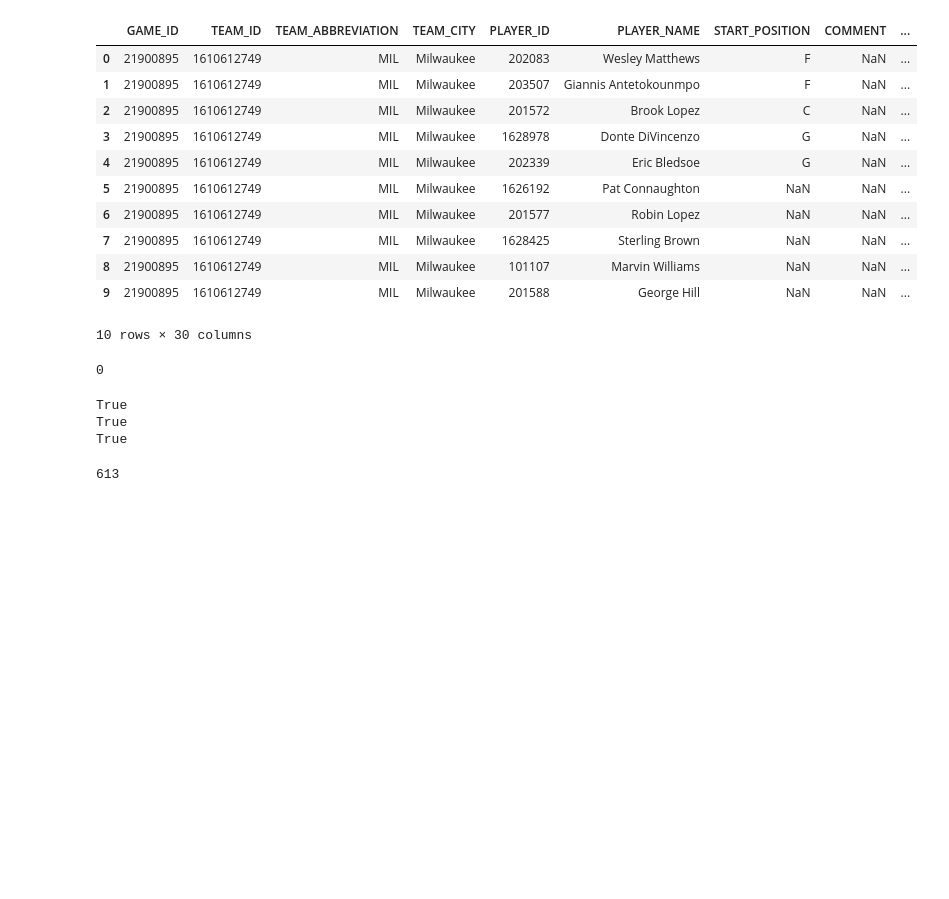
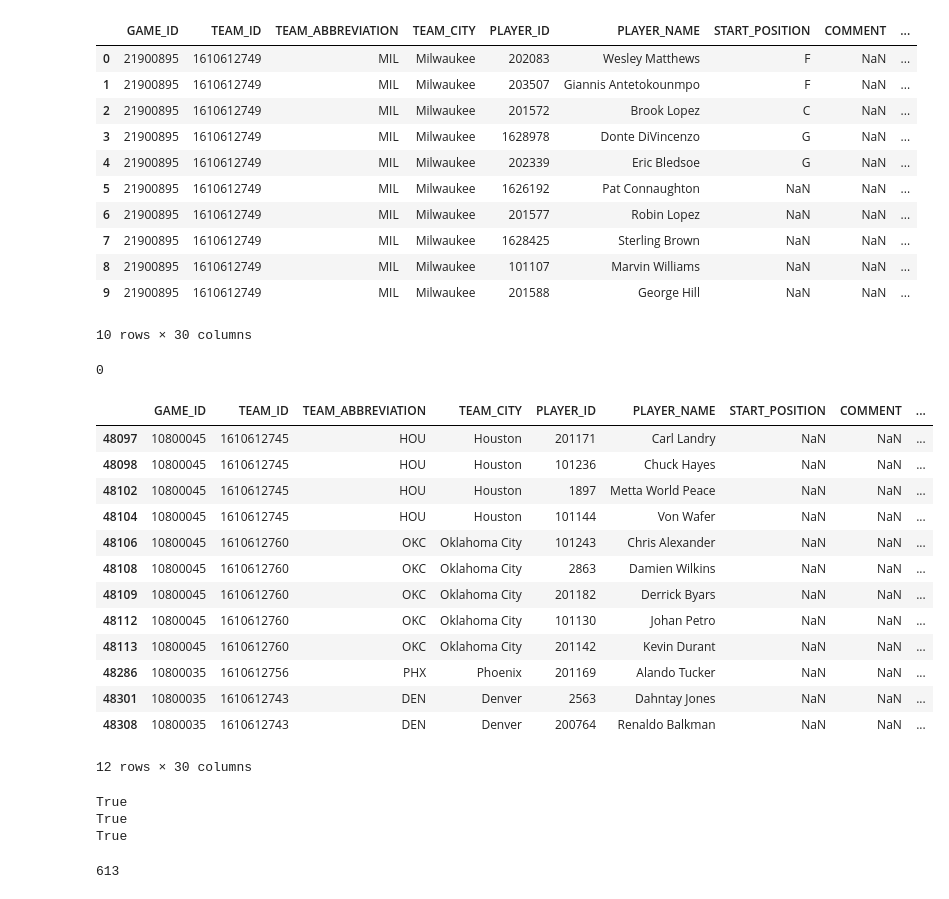
Before and after one commit to fndomariano/data-studies, a Jupyter notebook: nba-stats/nba-stats.ipynb, the cells around one changed output. Drawn from its saved outputs; the diff is of its cells as text; code cells hidden in the pictures; blank space fills up the shorter version.

```diff
--- a/nba-stats/nba-stats.ipynb
+++ b/nba-stats/nba-stats.ipynb
@@ -109,3 +109,21 @@ df_gd.head(10)
 df_gd['SEASON'].isna().sum()
 # %% [output]
 0
+# %%
+# Existem valores negativos na coluna MIN_SECONDS?
+df_gd[df_gd['MIN_SECONDS'] < 0]
+# %% [output]
+|  | GAME_ID | TEAM_ID | TEAM_ABBREVIATION | TEAM_CITY | PLAYER_ID | PLAYER_NAME | START_POSITION | COMMENT | ... |
+| 48097 | 10800045 | 1610612745 | HOU | Houston | 201171 | Carl Landry | NaN | NaN | ... |
+| 48098 | 10800045 | 1610612745 | HOU | Houston | 101236 | Chuck Hayes | NaN | NaN | ... |
+| 48102 | 10800045 | 1610612745 | HOU | Houston | 1897 | Metta World Peace | NaN | NaN | ... |
+| 48104 | 10800045 | 1610612745 | HOU | Houston | 101144 | Von Wafer | NaN | NaN | ... |
+| 48106 | 10800045 | 1610612760 | OKC | Oklahoma City | 101243 | Chris Alexander | NaN | NaN | ... |
+| 48108 | 10800045 | 1610612760 | OKC | Oklahoma City | 2863 | Damien Wilkins | NaN | NaN | ... |
+| 48109 | 10800045 | 1610612760 | OKC | Oklahoma City | 201182 | Derrick Byars | NaN | NaN | ... |
+| 48112 | 10800045 | 1610612760 | OKC | Oklahoma City | 101130 | Johan Petro | NaN | NaN | ... |
+| 48113 | 10800045 | 1610612760 | OKC | Oklahoma City | 201142 | Kevin Durant | NaN | NaN | ... |
+| 48286 | 10800035 | 1610612756 | PHX | Phoenix | 201169 | Alando Tucker | NaN | NaN | ... |
+| 48301 | 10800035 | 1610612743 | DEN | Denver | 2563 | Dahntay Jones | NaN | NaN | ... |
+| 48308 | 10800035 | 1610612743 | DEN | Denver | 200764 | Renaldo Balkman | NaN | NaN | ... |
+12 rows × 30 columns
```
Also changed, not shown: parts of 4 cells of this notebook, 1 other file.
